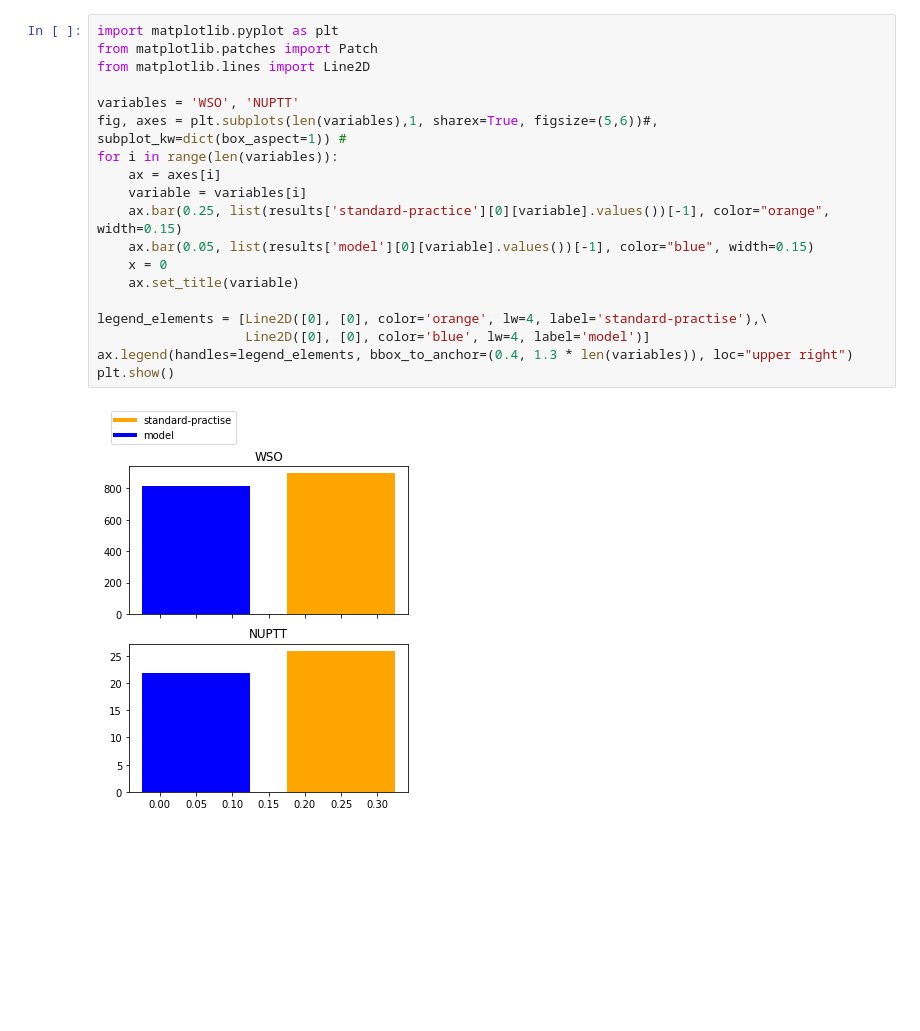
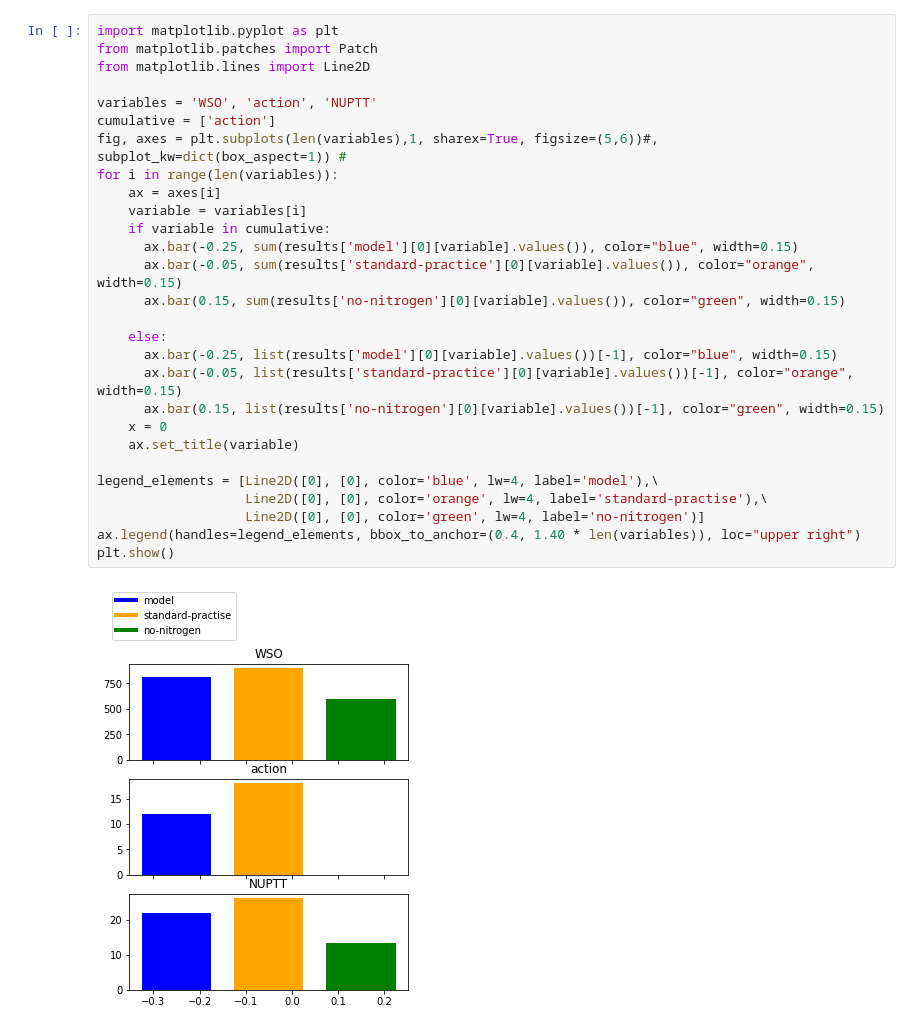
Before and after one commit to BigDataWUR/PCSE-Gym, a Jupyter notebook: notebooks/nitrogen-winterwheat/demo_PCSE_gym.ipynb, the cells around one changed output. Cells and saved outputs as stored; diff of their text form; blank space fills up the shorter version.

```diff
--- a/notebooks/nitrogen-winterwheat/demo_PCSE_gym.ipynb
+++ b/notebooks/nitrogen-winterwheat/demo_PCSE_gym.ipynb
@@ -244,21 +247,30 @@ plt.show()
 # %%
 import matplotlib.pyplot as plt
 from matplotlib.patches import Patch
 from matplotlib.lines import Line2D
 
-variables = 'WSO', 'NUPTT'
+variables = 'WSO', 'action', 'NUPTT'
+cumulative = ['action']
 fig, axes = plt.subplots(len(variables),1, sharex=True, figsize=(5,6))#, subplot_kw=dict(box_aspect=1)) #
 for i in range(len(variables)):
     ax = axes[i]
     variable = variables[i]
-    ax.bar(0.25, list(results['standard-practice'][0][variable].values())[-1], color="orange", width=0.15)
-    ax.bar(0.05, list(results['model'][0][variable].values())[-1], color="blue", width=0.15)
+    if variable in cumulative:
+      ax.bar(-0.25, sum(results['model'][0][variable].values()), color="blue", width=0.15)
+      ax.bar(-0.05, sum(results['standard-practice'][0][variable].values()), color="orange", width=0.15)
+      ax.bar(0.15, sum(results['no-nitrogen'][0][variable].values()), color="green", width=0.15)
+
+    else:
+      ax.bar(-0.25, list(results['model'][0][variable].values())[-1], color="blue", width=0.15)
+      ax.bar(-0.05, list(results['standard-practice'][0][variable].values())[-1], color="orange", width=0.15)
+      ax.bar(0.15, list(results['no-nitrogen'][0][variable].values())[-1], color="green", width=0.15)
     x = 0
     ax.set_title(variable)
 
-legend_elements = [Line2D([0], [0], color='orange', lw=4, label='standard-practise'),\
-                   Line2D([0], [0], color='blue', lw=4, label='model')]
-ax.legend(handles=legend_elements, bbox_to_anchor=(0.4, 1.3 * len(variables)), loc="upper right")
+legend_elements = [Line2D([0], [0], color='blue', lw=4, label='model'),\
+                   Line2D([0], [0], color='orange', lw=4, label='standard-practise'),\
+                   Line2D([0], [0], color='green', lw=4, label='no-nitrogen')]
+ax.legend(handles=legend_elements, bbox_to_anchor=(0.4, 1.40 * len(variables)), loc="upper right")
 plt.show()
 # %% [output]
-[figure, old version]
+[figure, new version]
```
Also changed, not shown: parts of 7 cells of this notebook.
